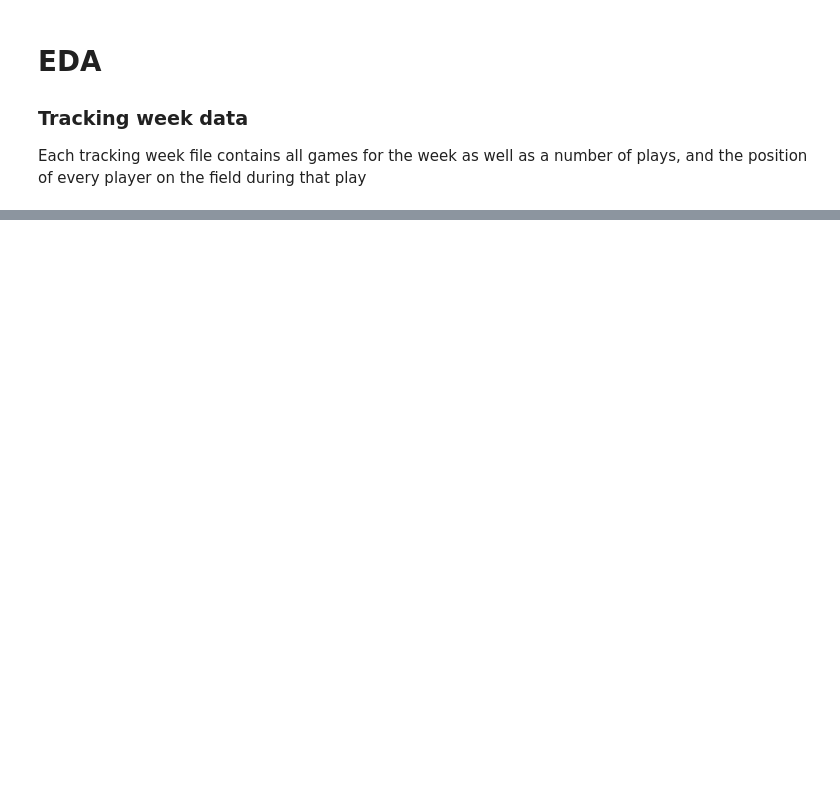
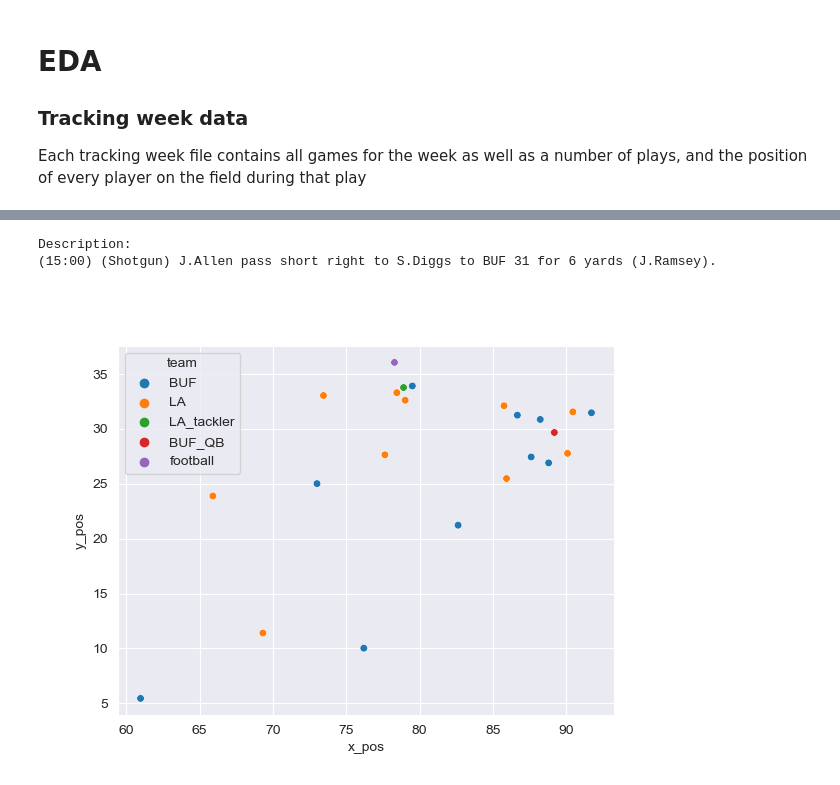
Before and after one commit to ab5525/nfl_data_2024, a Jupyter notebook: nfl_2024.ipynb, the cells around one changed output, grey strips where cells are left out. Drawn from its saved outputs; the diff is of its cells as text; code cells hidden in the pictures; blank space fills up the shorter version.

Commit message:
moved to functions and added animation

```diff
--- a/nfl_2024.ipynb
+++ b/nfl_2024.ipynb
@@ -113,0 +121,64 @@ Number of players in this game data: 68
+# %%
+import matplotlib.animation as animation
+import plotly.express as px
+
+#animate that
+def plot_play(df, gameid=2022100908, playid=56):
+    play1_plot = pd.DataFrame()
+    game = df[df['gameId'] == gameid]
+    play_1 = game[game['playId']==playid]
+    game_tackles = tackles_df[tackles_df['gameId']==gameid]
+
+
+    for player in play_1['displayName'].unique():
+        #first play,frame only test
+        player_data = play_1[play_1['displayName']==player]
+        for frame in player_data['frameId'].unique():
+            index_name = player + '_' + str(frame)
+            play1_plot.loc[index_name,'x_pos'] = player_data['x'].iloc[frame-1]
+            play1_plot.loc[index_name,'y_pos'] = player_data['y'].iloc[frame-1]
+            play1_plot.loc[index_name,'team'] = player_data['club'].iloc[frame-1]
+            play1_plot.loc[index_name,'id'] = player_data['nflId'].iloc[frame-1]
+            play1_plot.loc[index_name,'frame'] = frame
+
+    for row in play1_plot.iterrows():
+        if row[1]['id'] in game_tackles[game_tackles['playId']==playid]['nflId'].values:
+            play1_plot.loc[row[0],'team'] = play1_plot.loc[row[0],'team'] + '_tackler'
+
+    for row in play1_plot.iterrows():
+        if row[1]['id'] in qb_df['nflId'].values:
+            play1_plot.loc[row[0],'team'] = play1_plot.loc[row[0],'team'] + '_QB'
+
+    #sns.scatterplot(data=play1_plot,x='x_pos',y='y_pos',hue='team',s=30)
+
+    #plt.legend(bbox_to_anchor=(1.02, 1), loc='upper left', borderaxespad=0)
+
+    print('Description:')
+    print(plays_df[(plays_df['playId']==playid) & (plays_df['gameId']==gameid)]['playDescription'].values[0])
+    # fig = px.scatter(play1_plot,x='x_pos',y='y_pos',animation_frame='frame',color='team')
+    # fig.show()
+    fig = plt.figure()
+    #sns.scatterplot(data=play1_plot[play1_plot['frame']==1],x='x_pos',y='y_pos',hue='team',s=30)
+
+    def update(frame):
+        # for each frame, update the data stored on each artist.
+        data = play1_plot[play1_plot['frame']==frame]
+        ax=plt.gca()
+        ax.clear()
+
+        # update the scatter plot:
+        return sns.scatterplot(data=data,x='x_pos',y='y_pos',hue='team',s=30)
+
+    ani = animation.FuncAnimation(fig, update, frames=play1_plot['frame'].unique(), interval=300, repeat=True)
+    writer = animation.PillowWriter(fps=15,
+                                    metadata=dict(artist='Me'),
+                                    bitrate=1800)
+    ani.save('scatter.gif', writer=writer)
+    plt.show()
+
+%matplotlib widget
+plot_play(week1_df,2022090800, 56)
+# %% [output]
+Description:
+(15:00) (Shotgun) J.Allen pass short right to S.Diggs to BUF 31 for 6 yards (J.Ramsey).
+[figure, added]
```
Also changed, not shown: parts of 4 cells of this notebook, 1 other file.
